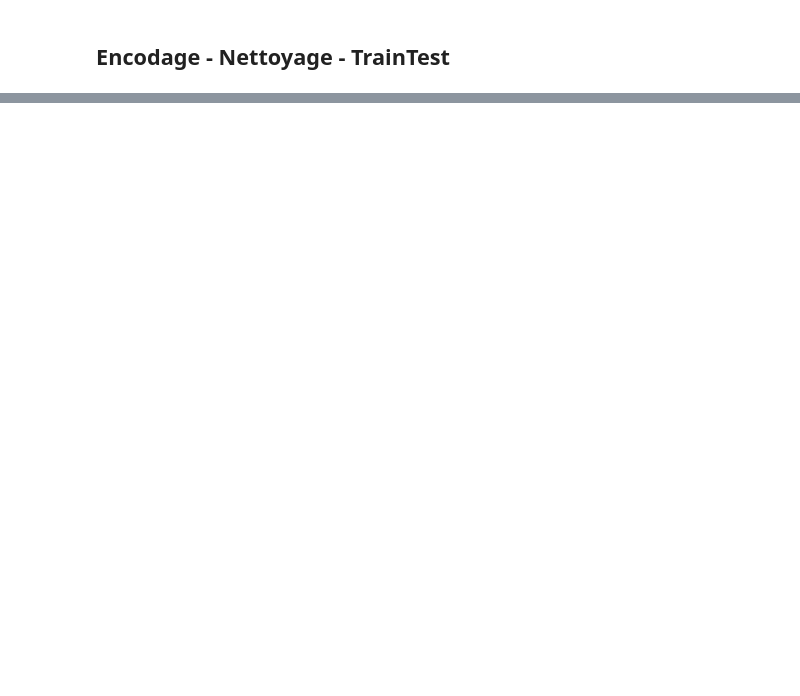
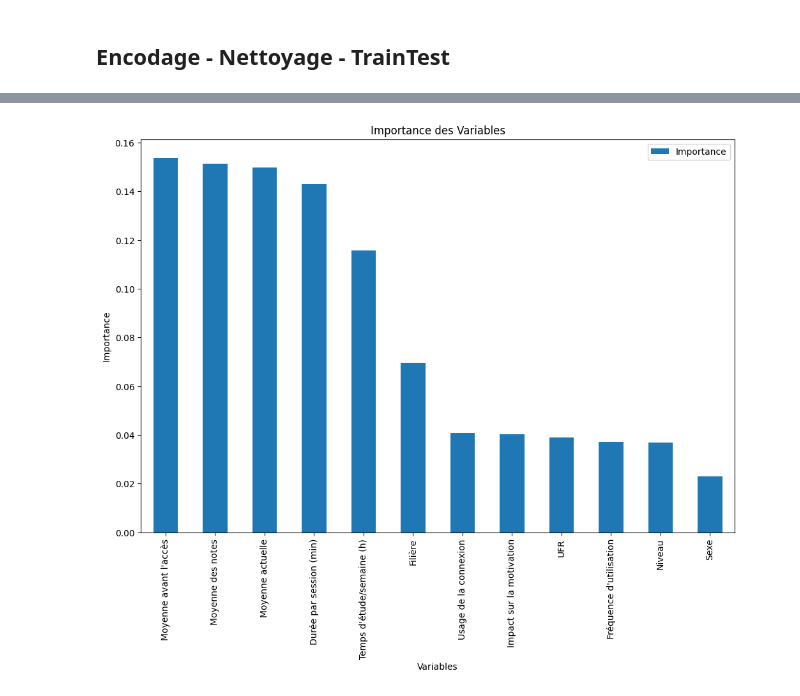
Before and after one commit to SRomeo-dev/Connexion-IESR, a Jupyter notebook: Model.ipynb, the cells around one changed output, grey strips where cells are left out. Saved outputs shown, nothing was run; the diff lists cells and outputs as text; code cells hidden in the pictures; blank space fills up the shorter version.

```diff
--- a/Model.ipynb
+++ b/Model.ipynb
@@ -427,0 +428,2 @@ df.head()
+# %%
+trainset, testset = train_test_split(df, test_size=0.2, random_state=0)
@@ -427,0 +444,9 @@ df.head()
+# %%
+def preprocessing(df):
+
+    X = df.drop('Statut de réussite', axis=1)
+    y = df['Statut de réussite']
+
+    print(y.value_counts())
+
+    return X, y
@@ -427,0 +545,15 @@ df.head()
+# %%
+# Créer un DataFrame avec les importances des fonctionnalités
+feature_importances_df = pd.DataFrame(model_1.feature_importances_, index=X_train.columns, columns=['Importance'])
+
+# Trier les importances par ordre décroissant
+feature_importances_df_sorted = feature_importances_df.sort_values(by='Importance', ascending=False)
+
+# Tracer le graphique en barres
+feature_importances_df_sorted.plot.bar(figsize=(12, 8))
+plt.xlabel('Variables')
+plt.ylabel('Importance')
+plt.title('Importance des Variables')
+plt.show()
+# %% [output]
+[figure, added]
```
Also changed, not shown: parts of 67 cells of this notebook, 1 other file.
